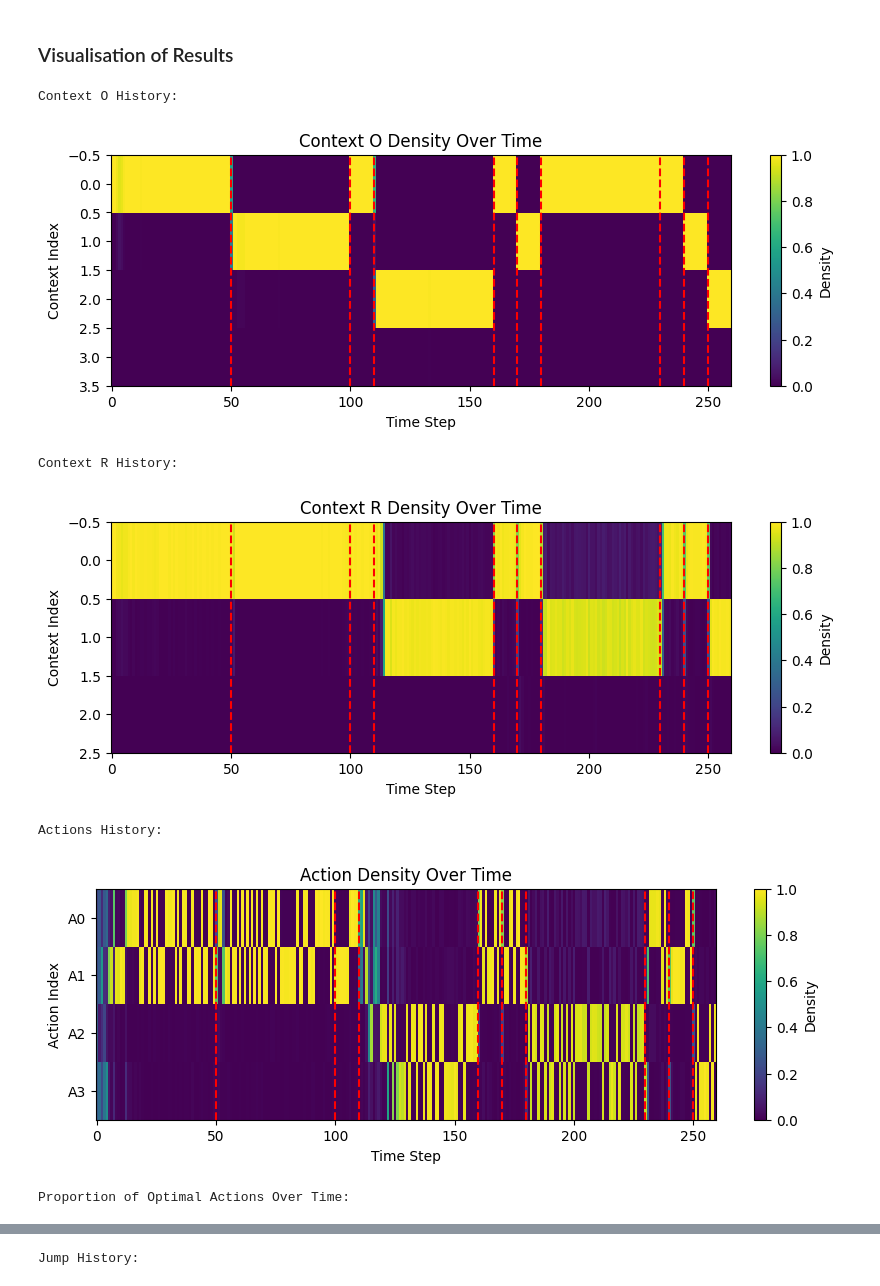
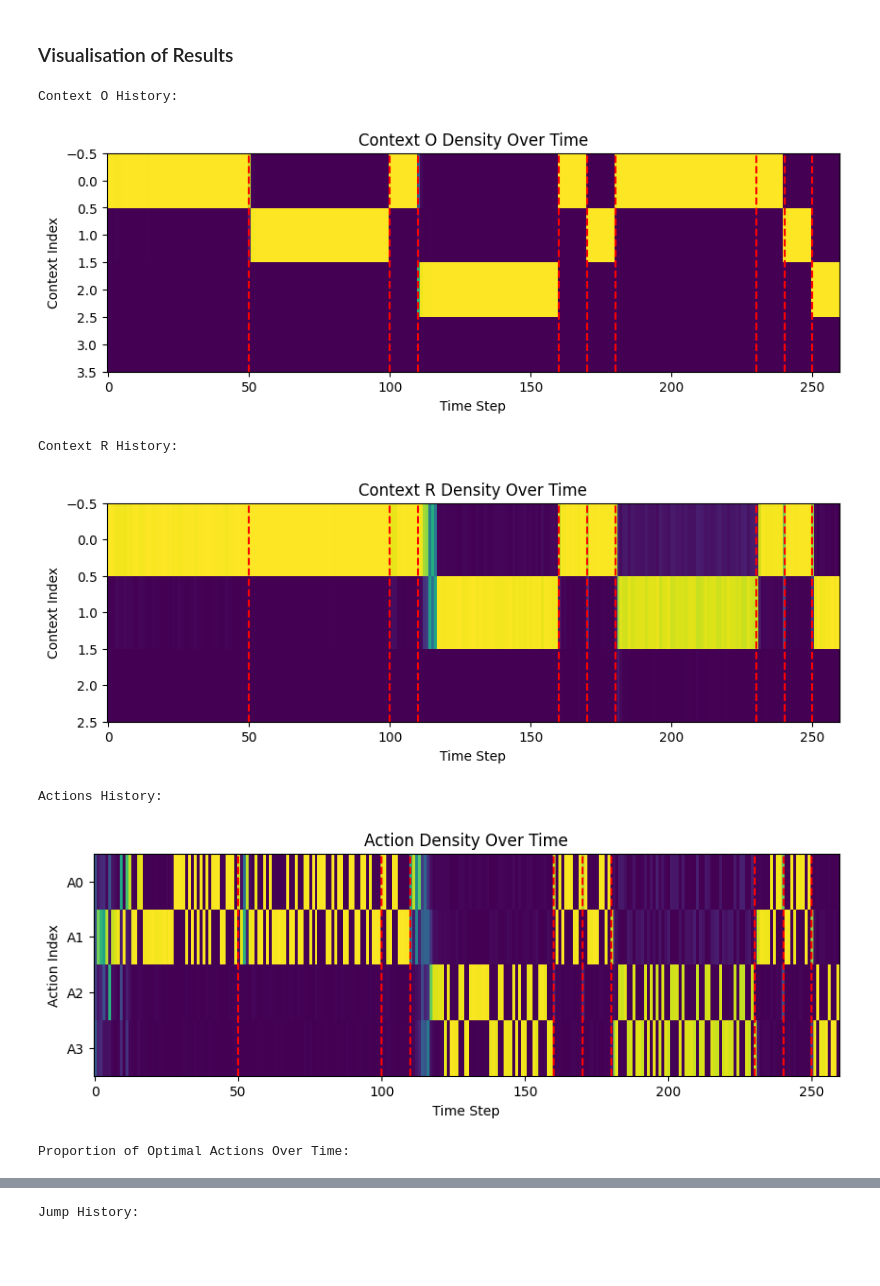
Before and after one commit to dkornai/CCEB, a Jupyter notebook: cceb.ipynb, the cells around one changed output, grey strips where cells are left out. Drawn from its saved outputs; the diff is of its cells as text; code cells hidden in the pictures; blank space fills up the shorter version.

```diff
--- a/cceb.ipynb
+++ b/cceb.ipynb
@@ -214,20 +214,24 @@ Reward Context CRP Probabilities: [ 0.71  0.28  0.01] Suff Stats: [10.  4.]
 ### Visualisation of Results
 # %%
 jump_times = [50, 100, 110, 160, 170, 180, 230, 240, 250]
+context_o_hist_arr = np.array(context_o_hist)
+context_r_hist_arr = np.array(context_r_hist)
+actions_hist_arr = np.array(actions_hist)
+jumps_hist_arr = np.array(jumps_hist)
+
 
 print("Context O History:")
-max_context_o = max([max(element) for element in context_o_hist]) + 1
-context_o_densities = torch.zeros((len(context_o_hist), max_context_o))
-for idx, element in enumerate(context_o_hist):
-    #print(element)
+max_context_o = np.max(context_o_hist_arr) + 1
+context_o_densities = np.zeros((len(context_o_hist_arr), max_context_o))
+for idx, element in enumerate(context_o_hist_arr):
     for val in element:
         context_o_densities[idx, val] += 1
-context_o_densities = context_o_densities / context_o_densities.sum(dim=1, keepdim=True)
+context_o_densities = context_o_densities / context_o_densities.sum(axis=1, keepdims=True)
 
 # set size of plot
 plt.figure(figsize=(10, 3))
 plt.imshow(context_o_densities.T, aspect='auto', cmap='viridis', interpolation='nearest')
-plt.colorbar(label='Density')
+#plt.colorbar(label='Density')
 for jt in jump_times:
     plt.axvline(x=jt, color='red', linestyle='--')
 
@@ -238,18 +242,16 @@ plt.title('Context O Density Over Time')
 plt.show()
 
 print("Context R History:")
-
-max_context_r = max([max(element) for element in context_r_hist]) + 1
-context_r_densities = torch.zeros((len(context_r_hist), max_context_r))
-for idx, element in enumerate(context_r_hist):
-    #print(element)
+max_context_r = np.max(context_r_hist_arr) + 1
+context_r_densities = np.zeros((len(context_r_hist_arr), max_context_r))
+for idx, element in enumerate(context_r_hist_arr):
     for val in element:
         context_r_densities[idx, val] += 1
-context_r_densities = context_r_densities / context_r_densities.sum(dim=1, keepdim=True)
+context_r_densities = context_r_densities / context_r_densities.sum(axis=1, keepdims=True)
 
 plt.figure(figsize=(10, 3))
 plt.imshow(context_r_densities.T, aspect='auto', cmap='viridis', interpolation='nearest')
-plt.colorbar(label='Density')
+#plt.colorbar(label='Density')
 for jt in jump_times:
     plt.axvline(x=jt, color='red', linestyle='--')
 plt.xlabel('Time Step')
@@ -258,57 +260,58 @@ plt.title('Context R Density Over Time')
 plt.show()
 
 print("Actions History:")
-actions_densities = torch.zeros((len(actions_hist), 4))
+actions_densities = np.zeros((len(actions_hist), 4))
 for idx, element in enumerate(actions_hist):
     #print(element)
     for val in element:
         actions_densities[idx, val] += 1
-actions_densities = actions_densities / actions_densities.sum(dim=1, keepdim=True)
+actions_densities = actions_densities / actions_densities.sum(axis=1, keepdims=True)
 
 plt.figure(figsize=(10, 3))
 plt.imshow(actions_densities.T, aspect='auto', cmap='viridis', interpolation='nearest')
-plt.colorbar(label='Density')
+#plt.colorbar(label='Density')
 plt.yticks(ticks=[0, 1, 2, 3], labels=['A0', 'A1', 'A2', 'A3'])
 for jt in jump_times:
     plt.axvline(x=jt, color='red', linestyle='--')
 plt.xlabel('Time Step')
 plt.ylabel('Action Index')
 plt.title('Action Density Over Time')
 plt.show()
 
 print("Proportion of Optimal Actions Over Time:")
-true_rewarding_actions = torch.tensor(true_rewarding_actions)
-proportion_optimal = torch.zeros(len(actions_hist))
+true_rewarding_actions = np.array(true_rewarding_actions)
+proportion_optimal = np.zeros(len(actions_hist))
 for idx, element in enumerate(actions_hist):
-    proportion_optimal[idx] = torch.sum(element == true_rewarding_actions[idx]).item() / len(element)
+    proportion_optimal[idx] = np.sum(element == true_rewarding_actions[idx]) / len(element)
 plt.figure(figsize=(10, 3))
 plt.plot(proportion_optimal, label='Proportion Optimal Action', color='blue', linewidth=2)
 plt.title('Proportion of Optimal Actions Over Time')
 plt.xlabel('Time Step')
 plt.ylabel('Proportion')
 plt.ylim(0, 1)
 for jt in jump_times:
     plt.axvline(x=jt, color='red', linestyle='--')
 plt.show()
 
 print("Jump History:")
-jumps_densities = np.stack(jumps_hist).sum(axis=1) / ensemble.N
-
+jumps_densities = np.zeros(len(jumps_hist))
+for idx, element in enumerate(jumps_hist):
+    jumps_densities[idx] = np.sum(element) / ensemble.N
 
 plt.figure(figsize=(10, 3))
 plt.plot(jumps_densities, label='Jump', color='blue', linewidth=2)
 plt.title('Jump Density Over Time')
 plt.xlabel('Time Step')
 plt.ylabel('Density')
 plt.ylim(0, 1)
 for jt in jump_times:
     plt.axvline(x=jt, color='red', linestyle='--')
 plt.show()
 # %% [output]
 Context O History:
-[figure, old version]
+[figure, new version]
 Context R History:
-[figure, old version]
+[figure, new version]
 Actions History:
-[figure, old version]
+[figure, new version]
 Proportion of Optimal Actions Over Time:
```
Also changed, not shown: parts of 3 cells of this notebook.
